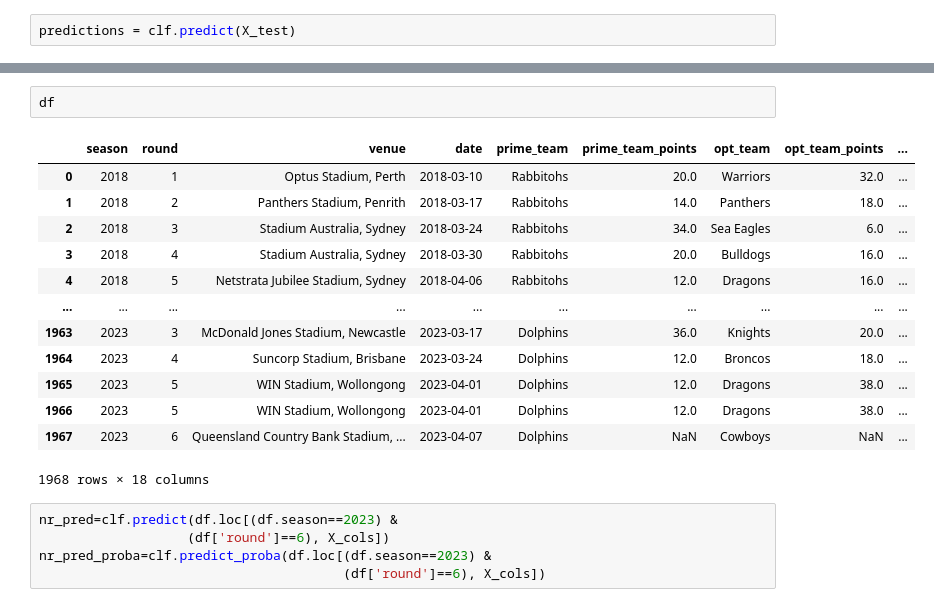
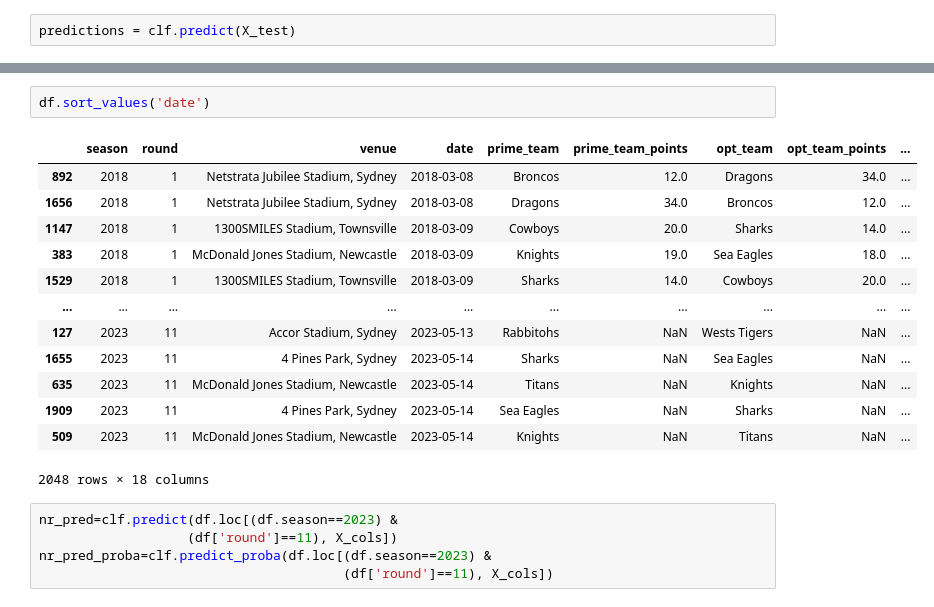
Before and after one commit to cmckeague/nrl_ml_tipping, a Jupyter notebook: notebooks/xgb.ipynb, the cells around one changed output, grey strips where cells are left out. Saved outputs shown, nothing was run; the diff lists cells and outputs as text.

```diff
--- a/notebooks/xgb.ipynb
+++ b/notebooks/xgb.ipynb
@@ -182,24 +181,24 @@ pyplot.show()
 # %%
-df
+df.sort_values('date')
 # %% [output]
 |  | season | round | venue | date | prime_team | prime_team_points | opt_team | opt_team_points | ... |
-| 0 | 2018 | 1 | Optus Stadium, Perth | 2018-03-10 | Rabbitohs | 20.0 | Warriors | 32.0 | ... |
-| 1 | 2018 | 2 | Panthers Stadium, Penrith | 2018-03-17 | Rabbitohs | 14.0 | Panthers | 18.0 | ... |
-| 2 | 2018 | 3 | Stadium Australia, Sydney | 2018-03-24 | Rabbitohs | 34.0 | Sea Eagles | 6.0 | ... |
-| 3 | 2018 | 4 | Stadium Australia, Sydney | 2018-03-30 | Rabbitohs | 20.0 | Bulldogs | 16.0 | ... |
-| 4 | 2018 | 5 | Netstrata Jubilee Stadium, Sydney | 2018-04-06 | Rabbitohs | 12.0 | Dragons | 16.0 | ... |
+| 892 | 2018 | 1 | Netstrata Jubilee Stadium, Sydney | 2018-03-08 | Broncos | 12.0 | Dragons | 34.0 | ... |
+| 1656 | 2018 | 1 | Netstrata Jubilee Stadium, Sydney | 2018-03-08 | Dragons | 34.0 | Broncos | 12.0 | ... |
+| 1147 | 2018 | 1 | 1300SMILES Stadium, Townsville | 2018-03-09 | Cowboys | 20.0 | Sharks | 14.0 | ... |
+| 383 | 2018 | 1 | McDonald Jones Stadium, Newcastle | 2018-03-09 | Knights | 19.0 | Sea Eagles | 18.0 | ... |
+| 1529 | 2018 | 1 | 1300SMILES Stadium, Townsville | 2018-03-09 | Sharks | 14.0 | Cowboys | 20.0 | ... |
 | ... | ... | ... | ... | ... | ... | ... | ... | ... | ... |
-| 1963 | 2023 | 3 | McDonald Jones Stadium, Newcastle | 2023-03-17 | Dolphins | 36.0 | Knights | 20.0 | ... |
-| 1964 | 2023 | 4 | Suncorp Stadium, Brisbane | 2023-03-24 | Dolphins | 12.0 | Broncos | 18.0 | ... |
-| 1965 | 2023 | 5 | WIN Stadium, Wollongong | 2023-04-01 | Dolphins | 12.0 | Dragons | 38.0 | ... |
-| 1966 | 2023 | 5 | WIN Stadium, Wollongong | 2023-04-01 | Dolphins | 12.0 | Dragons | 38.0 | ... |
-| 1967 | 2023 | 6 | Queensland Country Bank Stadium, ... | 2023-04-07 | Dolphins | NaN | Cowboys | NaN | ... |
+| 127 | 2023 | 11 | Accor Stadium, Sydney | 2023-05-13 | Rabbitohs | NaN | Wests Tigers | NaN | ... |
+| 1655 | 2023 | 11 | 4 Pines Park, Sydney | 2023-05-14 | Sharks | NaN | Sea Eagles | NaN | ... |
+| 635 | 2023 | 11 | McDonald Jones Stadium, Newcastle | 2023-05-14 | Titans | NaN | Knights | NaN | ... |
+| 1909 | 2023 | 11 | 4 Pines Park, Sydney | 2023-05-14 | Sea Eagles | NaN | Sharks | NaN | ... |
+| 509 | 2023 | 11 | McDonald Jones Stadium, Newcastle | 2023-05-14 | Knights | NaN | Titans | NaN | ... |
-1968 rows × 18 columns
+2048 rows × 18 columns
 # %%
 nr_pred=clf.predict(df.loc[(df.season==2023) &
-                   (df['round']==6), X_cols])
+                   (df['round']==11), X_cols])
 nr_pred_proba=clf.predict_proba(df.loc[(df.season==2023) &
-                                       (df['round']==6), X_cols])
+                                       (df['round']==11), X_cols])
 # %%
 nr_pred
 # %% [output]
```
Also changed, not shown: parts of 11 cells of this notebook, 2 other files.
